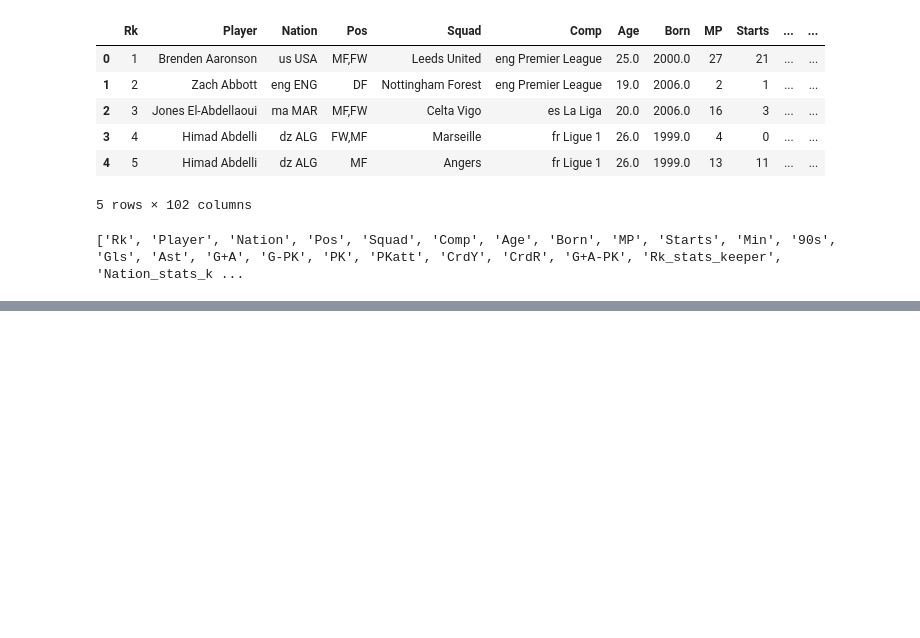
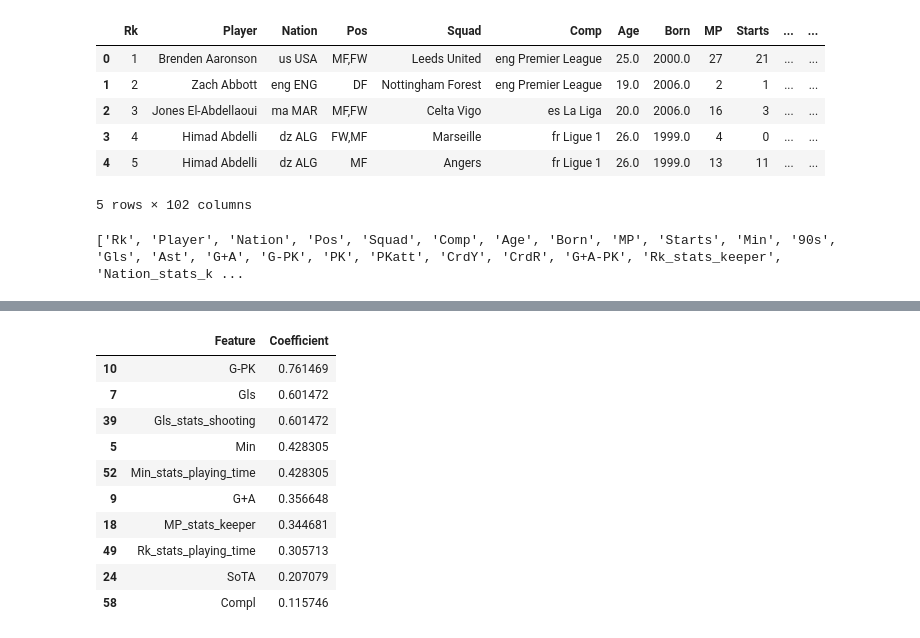
Before and after one commit to KzZe-Sama/ML-GroupProjectWSU, a Jupyter notebook: file.ipynb, the cells around one changed output, grey strips where cells are left out. Saved outputs shown, nothing was run; the diff lists cells and outputs as text; code cells hidden in the pictures; blank space fills up the shorter version.

```diff
--- a/file.ipynb
+++ b/file.ipynb
@@ -34,3 +45,8 @@ features = features.fillna(0)
 # %%
-# 4. One-Hot Encode the Position column
-features = pd.get_dummies(features, columns=['Pos'], drop_first=True)
+target = "xG"
+
+X = df.drop(columns=[target])
+y = df[target]
+
+print("Features shape:", X.shape)
+print("Target shape:", y.shape)
@@ -40,0 +145,19 @@ print(features.columns.tolist())
+# %%
+coefficients = pd.DataFrame({
+    "Feature": X.columns,
+    "Coefficient": model.coef_
+})
+
+coefficients.sort_values(by="Coefficient", ascending=False).head(10)
+# %% [output]
+|  | Feature | Coefficient |
+| 10 | G-PK | 0.761469 |
+| 7 | Gls | 0.601472 |
+| 39 | Gls_stats_shooting | 0.601472 |
+| 5 | Min | 0.428305 |
+| 52 | Min_stats_playing_time | 0.428305 |
+| 9 | G+A | 0.356648 |
+| 18 | MP_stats_keeper | 0.344681 |
+| 49 | Rk_stats_playing_time | 0.305713 |
+| 24 | SoTA | 0.207079 |
+| 58 | Compl | 0.115746 |
```
Also changed, not shown: parts of 14 cells of this notebook.
